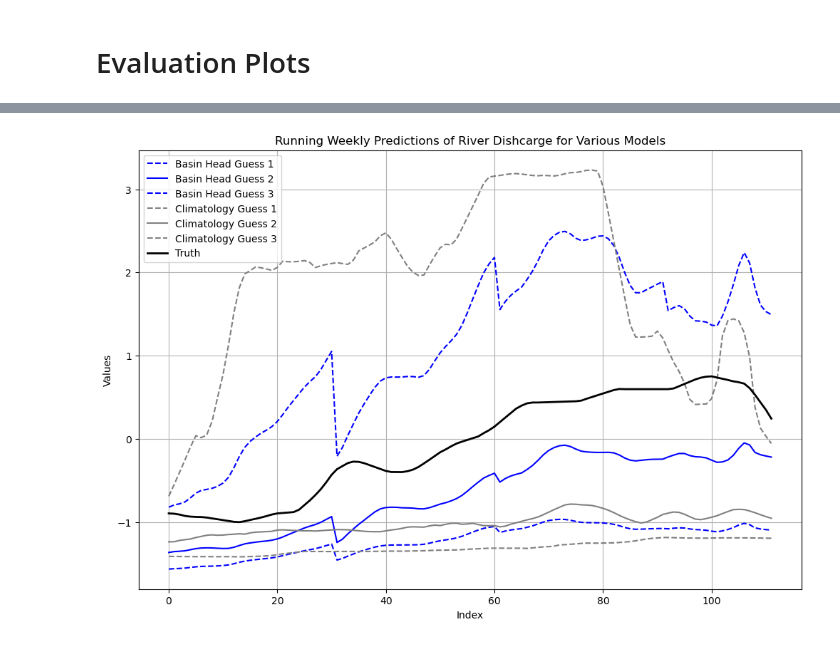
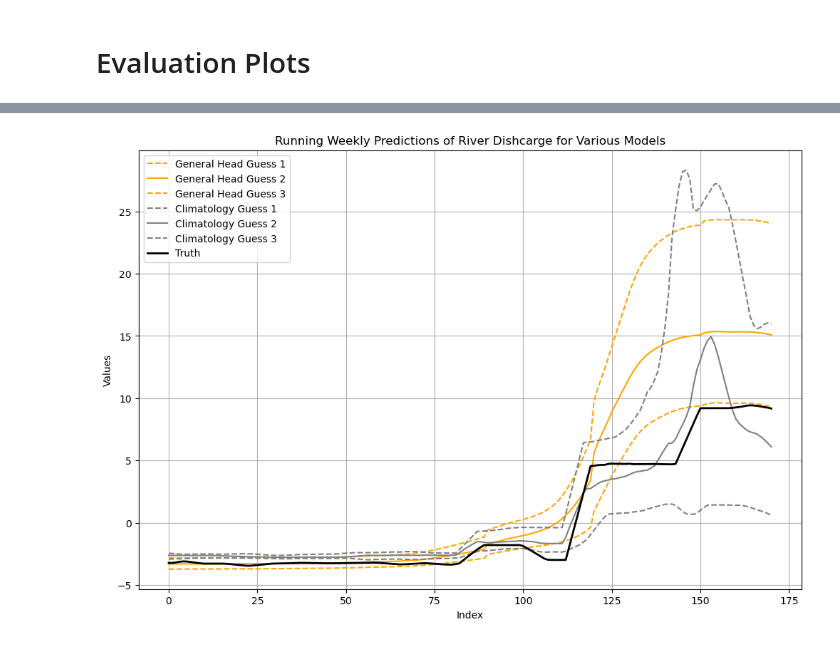
Before and after one commit to KarRups/Hydra_Code, a Jupyter notebook: Week_Ahead_Evaluation.ipynb, the cells around one changed output, grey strips where cells are left out. Cells and saved outputs as stored; diff of their text form; code cells hidden in the pictures.

```diff
--- a/Week_Ahead_Evaluation.ipynb
+++ b/Week_Ahead_Evaluation.ipynb
@@ -324,3 +345,16 @@ df.loc['Average'] = average_row
+# %%
+import pickle
+
+
+# Save the dictionary to a file
+# with open('/data/Hydra_Work/Validation_Results/20_22_Validation_Dict.pkl', 'wb') as f:
+#     pickle.dump(Scores, f)
+
+# Load the dictionary from a file
+with open('/data/Hydra_Work/Validation_Results/20_22_Validation_Dict.pkl', 'rb') as f:
+    Scores = pickle.load(f)
+#
+years = np.arange(2000,2024,2)
 # %%
 def highlight_min(s):
     is_min = s == s.min()
@@ -548,43 +655,44 @@ def plot_predictions(Basin_Head_Guesses, Specific_LSTM_Guesses, General_LSTM_Gue
 plt.figure(figsize=(12, 8))
 
 # Plot Basin Head Guesses
-plt.plot(Basin_Head_Guesses[:, 0], color='blue', linestyle='--', label='Basin Head Guess 1')
-plt.plot(Basin_Head_Guesses[:, 1], color='blue', linestyle='-', label='Basin Head Guess 2')
-plt.plot(Basin_Head_Guesses[:, 2], color='blue', linestyle='--', label='Basin Head Guess 3')
+# plt.plot(Basin_Head_Guesses[:, 0], color='blue', linestyle='--', label='Basin Head Guess 1')
+# plt.plot(Basin_Head_Guesses[:, 1], color='blue', linestyle='-', label='Basin Head Guess 2')
+# plt.plot(Basin_Head_Guesses[:, 2], color='blue', linestyle='--', label='Basin Head Guess 3')
 
 # # Plot General Head Guesses
-# plt.plot(General_Head_Guesses[:, 0], color='orange', linestyle='--', label='General Head Guess 1')
-# plt.plot(General_Head_Guesses[:, 1], color='orange', linestyle='-', label='General Head Guess 2')
-# plt.plot(General_Head_Guesses[:, 2], color='orange', linestyle='--', label='General Head Guess 3')
+plt.plot(General_Head_Guesses[:, 0], color='orange', linestyle='--', label='General Head Guess 1')
+plt.plot(General_Head_Guesses[:, 1], color='orange', linestyle='-', label='General Head Guess 2')
+
+plt.plot(General_Head_Guesses[:, 2], color='orange', linestyle='--', label='General Head Guess 3')
 
 # # Plot General Guesses
 # plt.plot(General_LSTM_Guesses[:, 0], color='cyan', linestyle='--', label='General LSTM Guess 1')
 # plt.plot(General_LSTM_Guesses[:, 1], color='cyan', linestyle='-', label='General LSTM Guess 2')
 # plt.plot(General_LSTM_Guesses[:, 2], color='cyan', linestyle='--', label='General LSTM Guess 3')
 
 # Plot Specific Model Guesses
-plt.plot(Specific_LSTM_Guesses[:, 0], color='purple', linestyle='--', label='Specific LSTM Guess 1')
-plt.plot(Specific_LSTM_Guesses[:, 1], color='purple', linestyle='-', label='Specific LSTM Guess 2')
-plt.plot(Specific_LSTM_Guesses[:, 2], color='purple', linestyle='--', label='Specific LSTM Guess 3')
+# plt.plot(Specific_LSTM_Guesses[:, 0], color='purple', linestyle='--', label='Specific LSTM Guess 1')
+# plt.plot(Specific_LSTM_Guesses[:, 1], color='purple', linestyle='-', label='Specific LSTM Guess 2')
+# plt.plot(Specific_LSTM_Guesses[:, 2], color='purple', linestyle='--', label='Specific LSTM Guess 3')
 
 
 #Plot Climatology Guesses
 plt.plot(Climatology_Guesses[:, 0], color='grey', linestyle='--', label='Climatology Guess 1')
 plt.plot(Climatology_Guesses[:, 1], color='grey', linestyle='-', label='Climatology Guess 2')
 plt.plot(Climatology_Guesses[:, 2], color='grey', linestyle='--', label='Climatology Guess 3')
 
 
 # Plot Truth
 plt.plot(Truth, color='black', linestyle='-', linewidth=2, label='Truth')
 
     # Customize the plot
 plt.xlabel('Index')
 plt.ylabel('Values')
 plt.title('Running Weekly Predictions of River Dishcarge for Various Models')
 plt.legend()
 plt.grid(True)
 
 # Show the plot
 plt.show()
 # %% [output]
-[figure, old version]
+[figure, new version]
```
Also changed, not shown: parts of 26 cells of this notebook, 9 other files.
